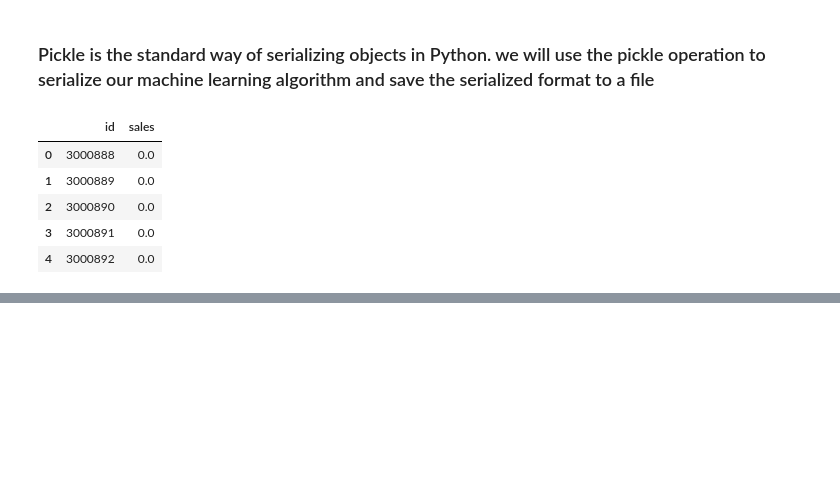
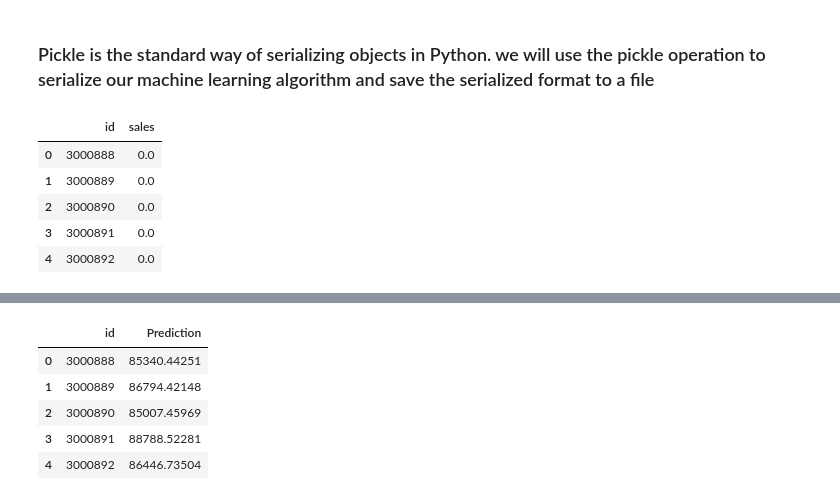
Before and after one commit to phinmaiyo/Regression-Model, a Jupyter notebook: forecasting.ipynb, the cells around one changed output, grey strips where cells are left out. Saved outputs shown, nothing was run; the diff lists cells and outputs as text; code cells hidden in the pictures; blank space fills up the shorter version.

```diff
--- a/forecasting.ipynb
+++ b/forecasting.ipynb
@@ -2836,0 +2868,9 @@ sample_submission.head()
+# %%
+submission_df.head()
+# %% [output]
+|  | id | Prediction |
+| 0 | 3000888 | 85340.44251 |
+| 1 | 3000889 | 86794.42148 |
+| 2 | 3000890 | 85007.45969 |
+| 3 | 3000891 | 88788.52281 |
+| 4 | 3000892 | 86446.73504 |
```
Also changed, not shown: parts of 15 cells of this notebook.
